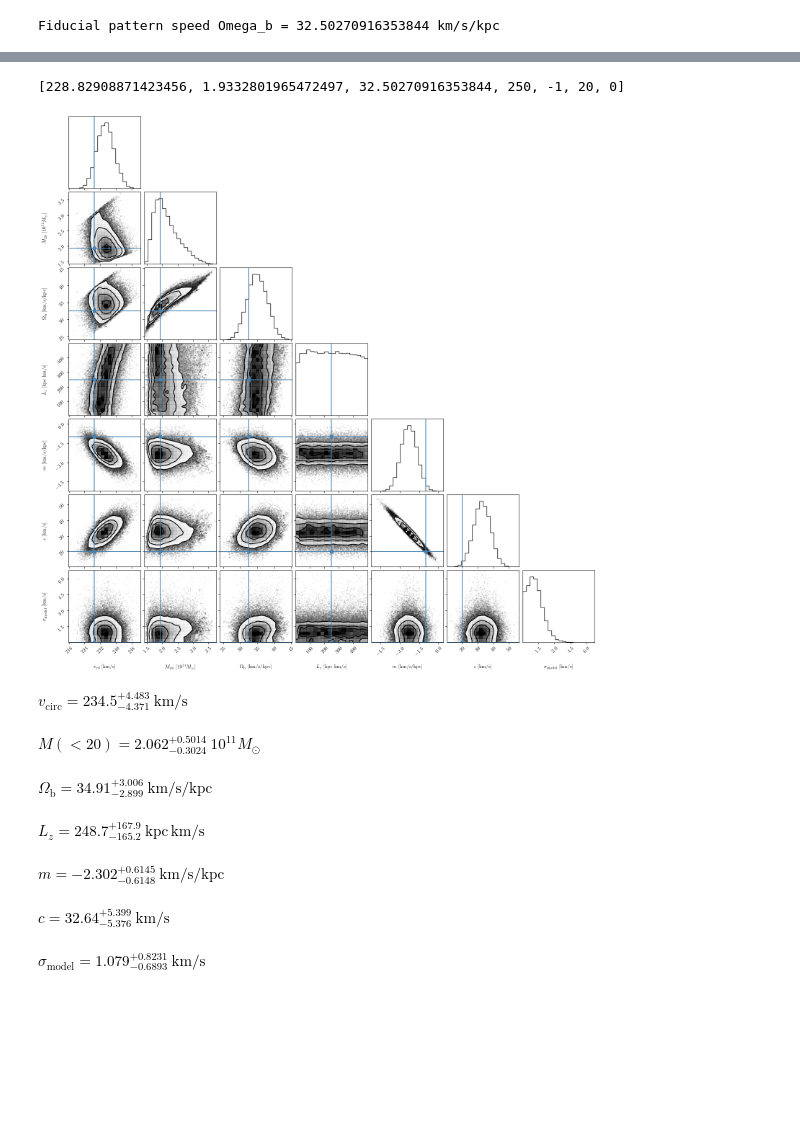
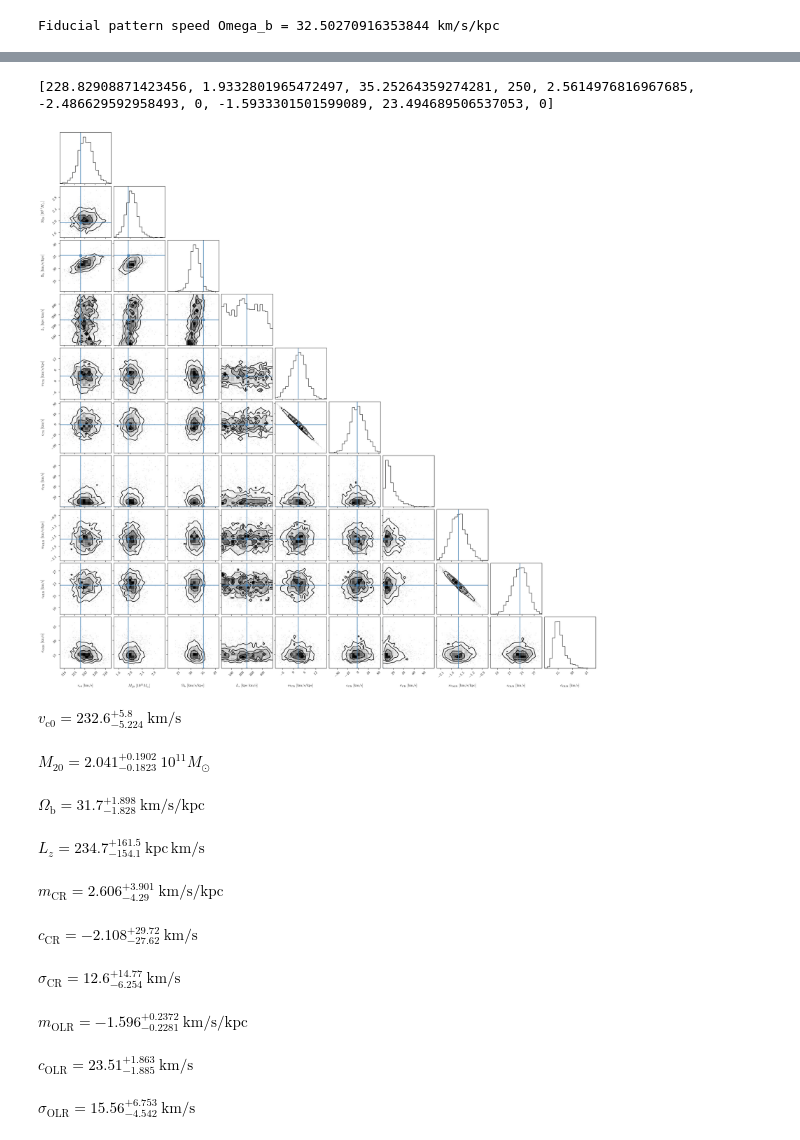
Before and after one commit to adllmr/resonances, a Jupyter notebook: pot_pat_fit.ipynb, the cells around one changed output, grey strips where cells are left out. Saved outputs shown, nothing was run; the diff lists cells and outputs as text; code cells hidden in the pictures; blank space fills up the shorter version.

```diff
--- a/pot_pat_fit.ipynb
+++ b/pot_pat_fit.ipynb
@@ -929,41 +923,47 @@ vcirc_sun_std = 6 #4.2
 
 # Log prior
 def calc_log_prior(theta):
-    vcirc_sun, M20, Omega_b, Lz, m, c, sigma_model = theta
+    vcirc_sun, M20, Omega_b, Lz, m_CR, c_CR, sigma_CR, m_OLR, c_OLR, sigma_OLR  = theta
 
     # Prior is uniform in pattern speed and NFW scale radius, and Gaussian in circular speed and energy offsets
-    if (20 < Omega_b < 50) & (1 < M20 < 4) & (0 < Lz < 500) & (0 < vcirc_sun < 500) & (0 < sigma_model < 100):
-        inv_m_c_cov = np.linalg.inv(m_c_cov)
-        diff_m_c = np.array([m, c]) - np.array([m_mean, c_mean])
-        return -0.5 * (diff_m_c.T @ inv_m_c_cov @ diff_m_c)# + (vcirc_sun - vcirc_sun_mean)**2 / vcirc_sun_std**2 + (M20 - M20_mean)**2 / M20_std**2)
+    if (20 < Omega_b < 50) & (1 < M20 < 4) & (0 < Lz < 500) & (0 < vcirc_sun < 500) & (0 < sigma_CR < 100) & (0 < sigma_OLR < 100):
+
+        inv_m_c_cov_CR = np.linalg.inv(m_c_cov_CR)
+        diff_m_c_CR = np.array([m_CR, c_CR]) - m_c_mean_CR
+
+        inv_m_c_cov_OLR = np.linalg.inv(m_c_cov_OLR)
+        diff_m_c_OLR = np.array([m_OLR, c_OLR]) - m_c_mean_OLR
+
+        return -0.5 * (diff_m_c_CR.T @ inv_m_c_cov_CR @ diff_m_c_CR + diff_m_c_OLR.T @ inv_m_c_cov_OLR @ diff_m_c_OLR + (vcirc_sun - vcirc_sun_mean)**2 / vcirc_sun_std**2)#+ (M20 - M20_mean)**2 / M20_std**2)
 
     else:
         return -np.inf
 
-def calc_log_probability(theta, x, y, yerr, pot_axi_baryon, res_ratio):
+def calc_log_probability(theta, x_list, y_list, yerr_list, pot_axi_baryon):
     lp = calc_log_prior(theta)
 
     if not np.isfinite(lp):
         return -np.inf
-    return lp + calc_log_likelihood(theta, x, y, yerr, pot_axi_baryon, res_ratio)
+
+    return lp + calc_log_likelihood(theta, x_list, y_list, yerr_list, pot_axi_baryon)
 # %%
 '''Find maximum likelihood or posterior'''
 from scipy.optimize import minimize
 
 nll = lambda *args: -calc_log_likelihood(*args)
 
-initial = [230, 2, 35, 250, 0, 0, 10]
+initial = [230, 2, 35, 250, 0, 0, 10, 0, 0, 10]
 # initial = [235, 19.6, 35, 250, E_offset_mean, 10]
 
 # Select data or simulation to fit
-x = x_sim #x_OLR_sim
-y = y_sim#sim
-yerr = yerr_sim#sim
-res_ratio = 0.5
+x = x_data_list #x_OLR_sim
+y = y_data_list
+yerr = yerr_data_list
+# res_ratio = 0.5
 
 # nlp(initial, x, y, yerr, pot_axi_baryon, res_ratio)
 
-soln = minimize(nll, initial, args=(x, y, yerr, pot_axi_baryon, res_ratio), method='Nelder-Mead')
+soln = minimize(nll, initial, args=(x, y, yerr, pot_axi_baryon), method='Nelder-Mead')
 # %%
 '''Plot data and maximum likelihood model'''
 
@@ -999,7 +1009,7 @@ pos = soln.x + 1e-4 * np.random.randn(32, len(soln.x))
 nwalkers, ndim = pos.shape
 
 sampler = emcee.EnsembleSampler(
-    nwalkers, ndim, calc_log_probability, args=(x, y, yerr, pot_axi_baryon, res_ratio)
+    nwalkers, ndim, calc_log_probability, args=(x, y, yerr, pot_axi_baryon)
 )
-sampler.run_mcmc(pos, 30000, progress=True)
+sampler.run_mcmc(pos, 2000, progress=True)
 # %% [output]
@@ -1048,44 +1058,47 @@ tau: [291.76723692 737.41795011 640.70364426 433.37207929 236.63723496
 # %%
 '''Display corner plot'''
 
 import corner
 
-flat_samples = sampler.get_chain(discard=2000, thin=15, flat=True)
+flat_samples = sampler.get_chain(discard=1000, thin=15, flat=True)
 
-theta_true = [vcirc_sun_sim, M20_sim, Omega_b_sim[snap], 250, -1, 20, 0]
+theta_true = [vcirc_sun_sim, M20_sim, Omega_b_sim[snap], 250, m_c_mean_CR[0], m_c_mean_CR[1], 0, m_c_mean_OLR[0], m_c_mean_OLR[1], 0]
 
 print(theta_true)
 
-labels = ['$v_\mathrm{c0}$ [km/s]', '$M_{20}$ [$10^{11}M_\odot$]', '$\Omega_\mathrm{b}$ [km/s/kpc]', '$L_z$ [kpc km/s]', '$m$ [km/s/kpc]', '$c$ [km/s]', '$\sigma_\mathrm{model}$ [km/s]']
+labels = ['$v_\\mathrm{c0}$ [km/s]', '$M_{20}$ [$10^{11}M_\\odot$]', '$\\Omega_\\mathrm{b}$ [km/s/kpc]', '$L_z$ [kpc km/s]', '$m_\\mathrm{CR}$ [km/s/kpc]', '$c_\\mathrm{CR}$ [km/s]', '$\\sigma_\\mathrm{CR}$ [km/s]', '$m_\\mathrm{OLR}$ [km/s/kpc]', '$c_\\mathrm{OLR}$ [km/s]', '$\\sigma_\\mathrm{OLR}$ [km/s]']
 
 fig = corner.corner(
     flat_samples, labels=labels, truths=theta_true
 )
 # %% [output]
-[228.82908871423456, 1.9332801965472497, 32.50270916353844, 250, -1, 20, 0]
+[228.82908871423456, 1.9332801965472497, 35.25264359274281, 250, 2.5614976816967685, -2.486629592958493, 0, -1.5933301501599089, 23.494689506537053, 0]
-[figure, old version]
+[figure, new version]
 # %%
 '''Display parameter posteriors and confidence intervals'''
 
 from IPython.display import display, Math
 
-labels = ['v_\mathrm{circ}', 'M(<20)', '\Omega_\mathrm{b}', 'L_z', 'm', 'c', '\sigma_\mathrm{model}']
-units = ['\mathrm{km/s}', '10^{11}M_\odot', '\mathrm{km/s/kpc}', '\mathrm{kpc\,km/s}', '\mathrm{km/s/kpc}', '\mathrm{km/s}', '\mathrm{km/s}']
+labels = ['v_\\mathrm{c0}', 'M_{20}', '\\Omega_\\mathrm{b}', 'L_z', 'm_\\mathrm{CR}', 'c_\\mathrm{CR}', '\\sigma_\\mathrm{CR}', 'm_\\mathrm{OLR}', 'c_\\mathrm{OLR}', '\\sigma_\\mathrm{OLR}']
+units = ['\\mathrm{km/s}', '10^{11}M_\\odot', '\\mathrm{km/s/kpc}', '\\mathrm{kpc\\,km/s}', '\\mathrm{km/s/kpc}', '\\mathrm{km/s}', '\\mathrm{km/s}', '\\mathrm{km/s/kpc}', '\\mathrm{km/s}', '\\mathrm{km/s}']
 
 for i in range(ndim):
     mcmc = np.percentile(flat_samples[:, i], [16, 50, 84])
     q = np.diff(mcmc)
-    txt = "{{{3}}} = {0:.4}_{{-{1:.4}}}^{{+{2:.4}}}\:{{{4}}}"
+    txt = "{{{3}}} = {0:.4}_{{-{1:.4}}}^{{+{2:.4}}}\\:{{{4}}}"
     txt = txt.format(mcmc[1], q[0], q[1], labels[i], units[i])
     display(Math(txt))
 # %% [output]
-$\displaystyle {v_\mathrm{circ}} = 234.5_{-4.371}^{+4.483}\:{\mathrm{km/s}}$
+$\displaystyle {v_\mathrm{c0}} = 232.6_{-5.224}^{+5.8}\:{\mathrm{km/s}}$
-$\displaystyle {M(<20)} = 2.062_{-0.3024}^{+0.5014}\:{10^{11}M_\odot}$
+$\displaystyle {M_{20}} = 2.041_{-0.1823}^{+0.1902}\:{10^{11}M_\odot}$
-$\displaystyle {\Omega_\mathrm{b}} = 34.91_{-2.899}^{+3.006}\:{\mathrm{km/s/kpc}}$
+$\displaystyle {\Omega_\mathrm{b}} = 31.7_{-1.828}^{+1.898}\:{\mathrm{km/s/kpc}}$
-$\displaystyle {L_z} = 248.7_{-165.2}^{+167.9}\:{\mathrm{kpc\,km/s}}$
+$\displaystyle {L_z} = 234.7_{-154.1}^{+161.5}\:{\mathrm{kpc\,km/s}}$
-$\displaystyle {m} = -2.302_{-0.6148}^{+0.6145}\:{\mathrm{km/s/kpc}}$
+$\displaystyle {m_\mathrm{CR}} = 2.606_{-4.29}^{+3.901}\:{\mathrm{km/s/kpc}}$
-$\displaystyle {c} = 32.64_{-5.376}^{+5.399}\:{\mathrm{km/s}}$
+$\displaystyle {c_\mathrm{CR}} = -2.108_{-27.62}^{+29.72}\:{\mathrm{km/s}}$
-$\displaystyle {\sigma_\mathrm{model}} = 1.079_{-0.6893}^{+0.8231}\:{\mathrm{km/s}}$
+$\displaystyle {\sigma_\mathrm{CR}} = 12.6_{-6.254}^{+14.77}\:{\mathrm{km/s}}$
+$\displaystyle {m_\mathrm{OLR}} = -1.596_{-0.2281}^{+0.2372}\:{\mathrm{km/s/kpc}}$
+$\displaystyle {c_\mathrm{OLR}} = 23.51_{-1.885}^{+1.863}\:{\mathrm{km/s}}$
+$\displaystyle {\sigma_\mathrm{OLR}} = 15.56_{-4.542}^{+6.753}\:{\mathrm{km/s}}$
 # %%
 '''Plot best-fitting models'''
 
```
Also changed, not shown: parts of 13 cells of this notebook, 4 other files.
